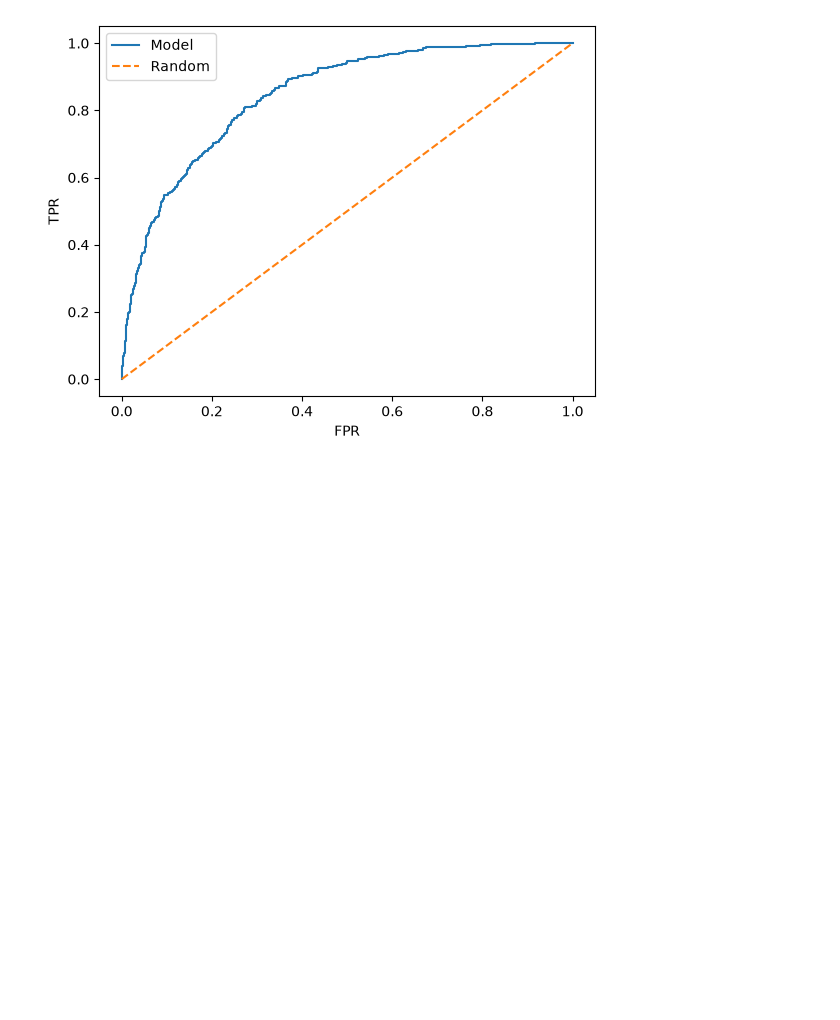
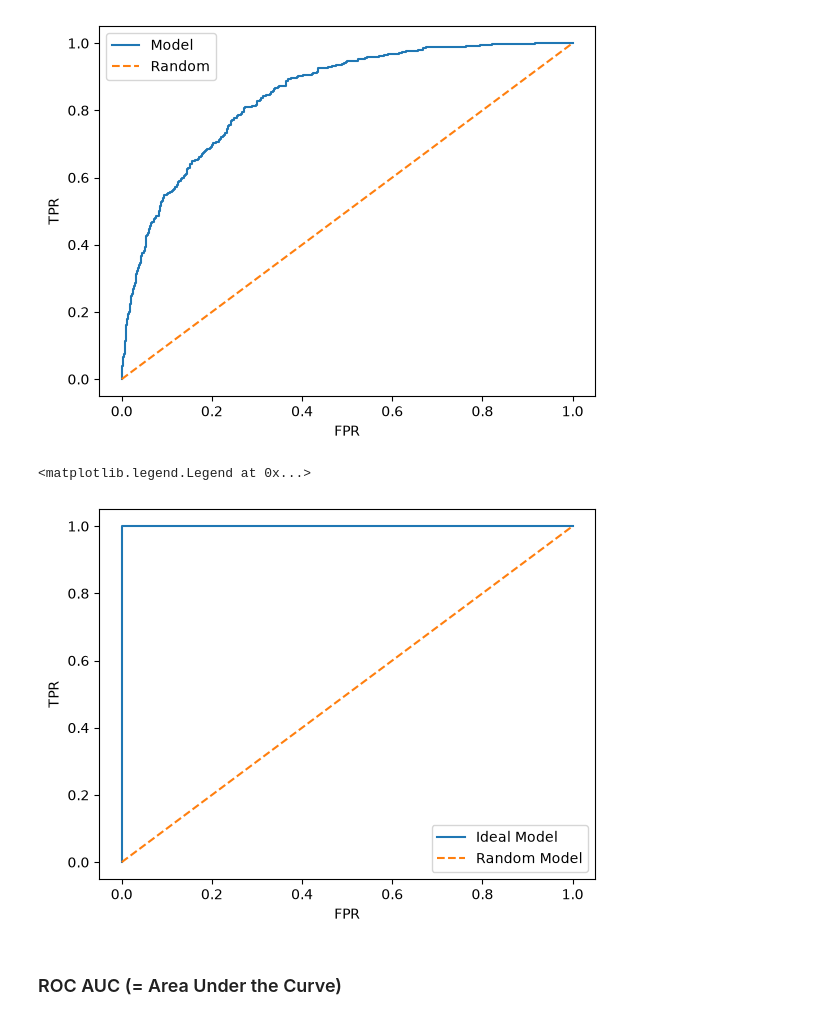
Before and after one commit to alex-alyushin/machine-learning-zoomcamp, a Jupyter notebook: 04-evaluation/Evaluation.ipynb, the cells around one changed output. Saved outputs shown, nothing was run; the diff lists cells and outputs as text; code cells hidden in the pictures; blank space fills up the shorter version.

```diff
--- a/04-evaluation/Evaluation.ipynb
+++ b/04-evaluation/Evaluation.ipynb
@@ -464,3 +464,18 @@ plt.legend()
 # %% [output]
 <matplotlib.legend.Legend at 0x...>
 [figure]
+# %%
+fpr_ideal_model, tpr_ideal_model, thresholds_ideal_model = roc_curve(y_ideal, y_ideal_pred)
+
+plt.plot(fpr_ideal_model, tpr_ideal_model, label='Ideal Model')
+plt.plot([0, 1], [0, 1], label='Random Model', linestyle='--')
+
+plt.xlabel('FPR')
+plt.ylabel('TPR')
+
+plt.legend()
+# %% [output]
+<matplotlib.legend.Legend at 0x...>
+[figure, added]
+# %% [markdown]
+### ROC AUC (= Area Under the Curve)
```
Also changed, not shown: parts of 26 cells of this notebook.
